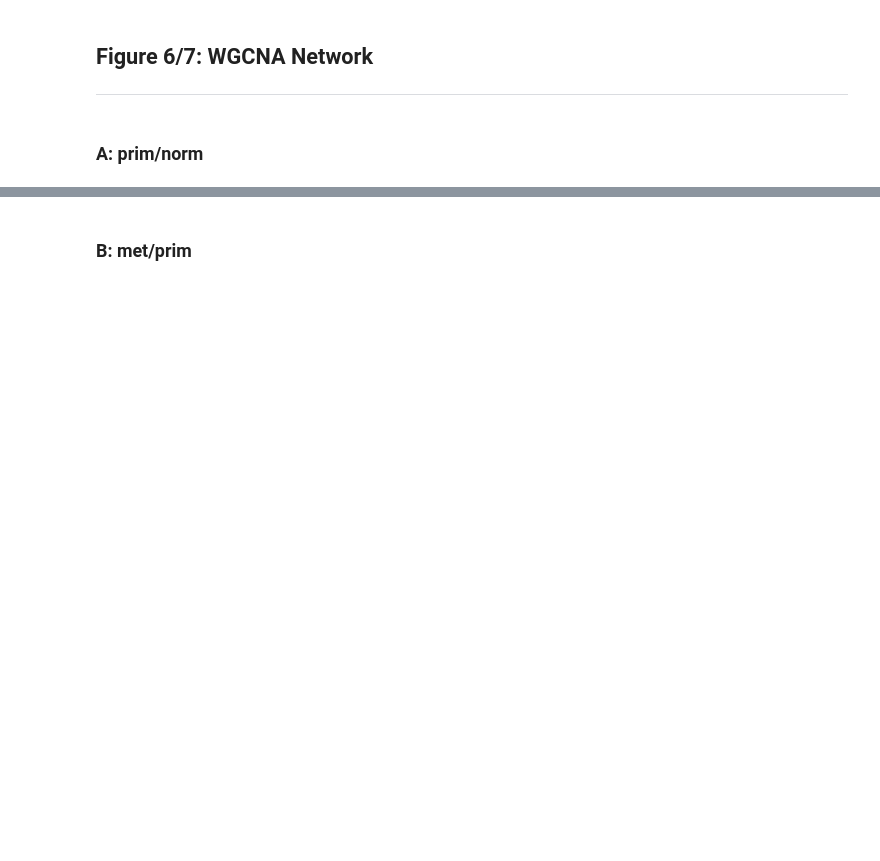
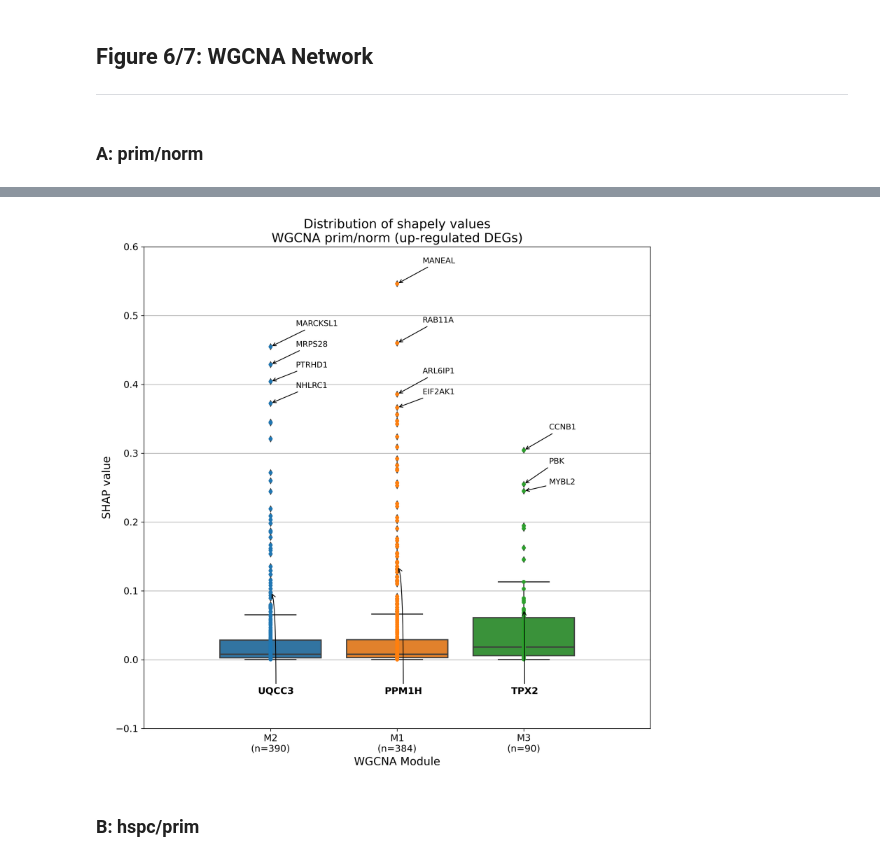
Before and after one commit to CarlosUziel/pca_wgcna_ml, a Jupyter notebook: notebooks/paper_figures.ipynb, the cells around one changed output, grey strips where cells are left out. Saved outputs shown, nothing was run; the diff lists cells and outputs as text; code cells hidden in the pictures; blank space fills up the shorter version.

Commit message:
Add WGCNA boxplots for all three comparisons.

```diff
--- a/notebooks/paper_figures.ipynb
+++ b/notebooks/paper_figures.ipynb
@@ -20,6 +16,4 @@ org_db = OrgDB("Homo sapiens")
 # %%
-tcga_su2c_root = Path("/share/computing/Perez/projects_backups/TCGA_PRAD_SU2C_RNASeq")
-figures_path = Path("/media/ssd/Perez/storage").joinpath(
-    "TCGA_PRAD_SU2C_RNASeq_manuscript_figures"
-)
-figures_path.mkdir(parents=True, exist_ok=True)
+ROOT: Path = Path("/media/ssd/Perez/storage/PCTA_WCDT_GSE221601_FILTERED")
+FIGURES_PATH: Path = ROOT.joinpath("manuscript_figures")
+FIGURES_PATH.mkdir(parents=True, exist_ok=True)
@@ -92,10 +25,8 @@ plt.savefig(figures_path.joinpath("1_sample_dist.svg"))
 ### A: prim/norm
 # %%
 hub_genes_df = pd.read_csv(
-    tcga_su2c_root.joinpath("wgcna")
-    .joinpath(
-        "sample_cluster_no_replicates_MET_BB+NORM+PRIM__PRIM_vs_NORM_padj_0_05_up_1_0"
-    )
+    ROOT.joinpath("wgcna")
+    .joinpath("sample_type_hspc+mcrpc+norm+prim__prim_vs_norm_padj_0_05_up_1_0")
     .joinpath("standard")
     .joinpath("results")
     .joinpath("bicor_signed_hub_genes.csv"),
@@ -107,14 +40,12 @@ mod_hub_genes
 # %%
 network_file = (
-    tcga_su2c_root.joinpath("rich_network")
-    .joinpath(
-        "sample_cluster_no_replicates_MET_BB+NORM+PRIM__PRIM_vs_NORM_padj_0_05_up_1_0"
-    )
+    ROOT.joinpath("rich_network")
+    .joinpath("sample_type_hspc+mcrpc+norm+prim__prim_vs_norm_padj_0_05_up_1_0")
     .joinpath("standard")
     .joinpath("random_forest")
     .joinpath(
-        "sample_cluster_no_replicates_MET_BB+NORM+PRIM__"
-        "PRIM_vs_NORM_padj_0_05_up_1_0_corr_th_0_1_full_wgcna_ml_net.graphml"
+        "sample_type_hspc+mcrpc+norm+prim__"
+        "prim_vs_norm_padj_0_05_up_1_0_corr_th_0_1_full_wgcna_ml_net.graphml"
     )
 )
 graph = nx.read_graphml(network_file)
@@ -149,7 +87,7 @@ ax = sns.boxplot(
 for mod_id, (mod, mod_df) in enumerate(graph_nodes_df.groupby("module")):
     mod_df.sort_values("shap_value", ascending=False, inplace=True)
     text_y = 99
-    for i in range(5):
+    for i in range(min(5, len(mod_df))):
         gene_meta = mod_df.iloc[i]
         if gene_meta["shap_value"] > 0.2:
             text_y_new = gene_meta["shap_value"] + 0.03
@@ -167,37 +105,39 @@ for mod_id, (mod, mod_df) in enumerate(graph_nodes_df.groupby("module")):
             )
 
 # annotate module hub genes
 for mod_id, (mod, hub_gene) in enumerate(mod_hub_genes.items()):
     plt.annotate(
         hub_gene,
         xy=(mod_id, graph_nodes_df.loc[hub_gene, "shap_value"]),
         xytext=(mod_id - 0.1, -0.05),
         ha="left",
         arrowprops=dict(facecolor="black", arrowstyle="->", connectionstyle="Angle3"),
         fontweight="bold",
         fontsize=12,
     )
 
 plt.ylabel("SHAP value", fontsize=14)
 plt.xlabel("WGCNA Module", fontsize=14)
 plt.xticks(
     np.arange(0, graph_nodes_df["module"].nunique(), 1),
     [f"{m}\n(n={c})" for m, c in graph_nodes_df["module"].value_counts().items()],
     fontsize=12,
 )
 plt.yticks(fontsize=12)
 plt.title(
     "Distribution of shapely values\nWGCNA prim/norm (up-regulated DEGs)", fontsize=16
 )
 ax.set_axisbelow(True)
 plt.grid(axis="y", zorder=-10)
-plt.ylim((-0.1, 1.1))
+plt.ylim((-0.1, 0.6))
 plt.xlim((-1, graph_nodes_df["module"].nunique()))
 plt.legend([], [], frameon=False)
 plt.tight_layout()
-plt.savefig(figures_path.joinpath("6_prim_norm_wgcna.pdf"))
-plt.savefig(figures_path.joinpath("6_prim_norm_wgcna.svg"))
+plt.savefig(FIGURES_PATH.joinpath("6_prim_norm_wgcna.pdf"))
+plt.savefig(FIGURES_PATH.joinpath("6_prim_norm_wgcna.svg"))
+# %% [output]
+[figure, added]
 # %% [markdown]
-### B: met/prim
+### B: hspc/prim
 # %%
 hub_genes_df = pd.read_csv(
```
Also changed, not shown: parts of 17 cells of this notebook.
